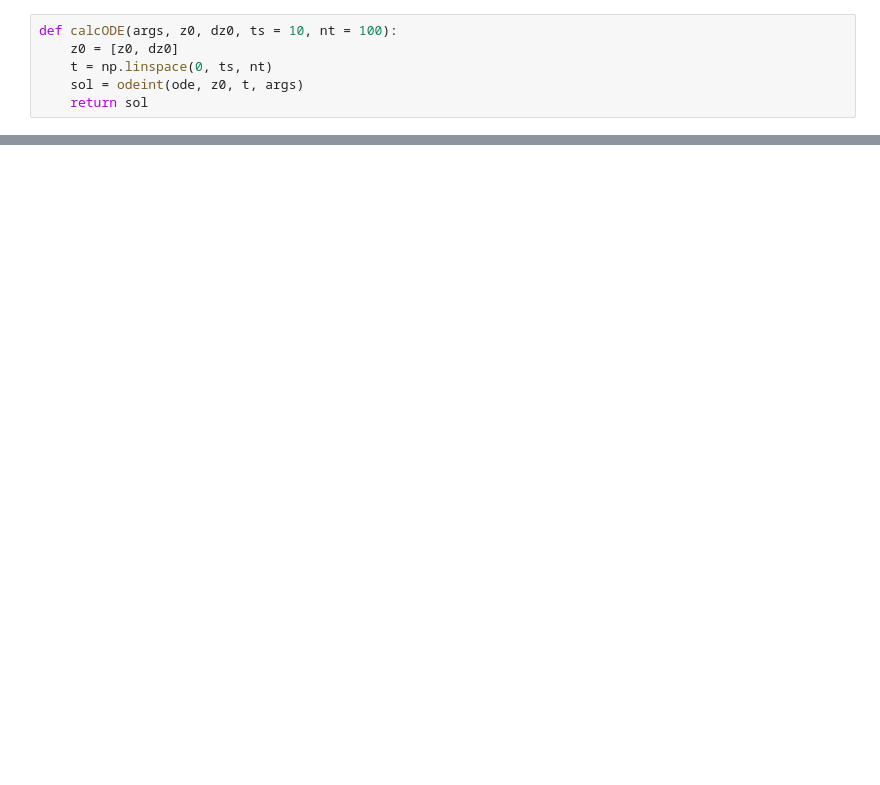
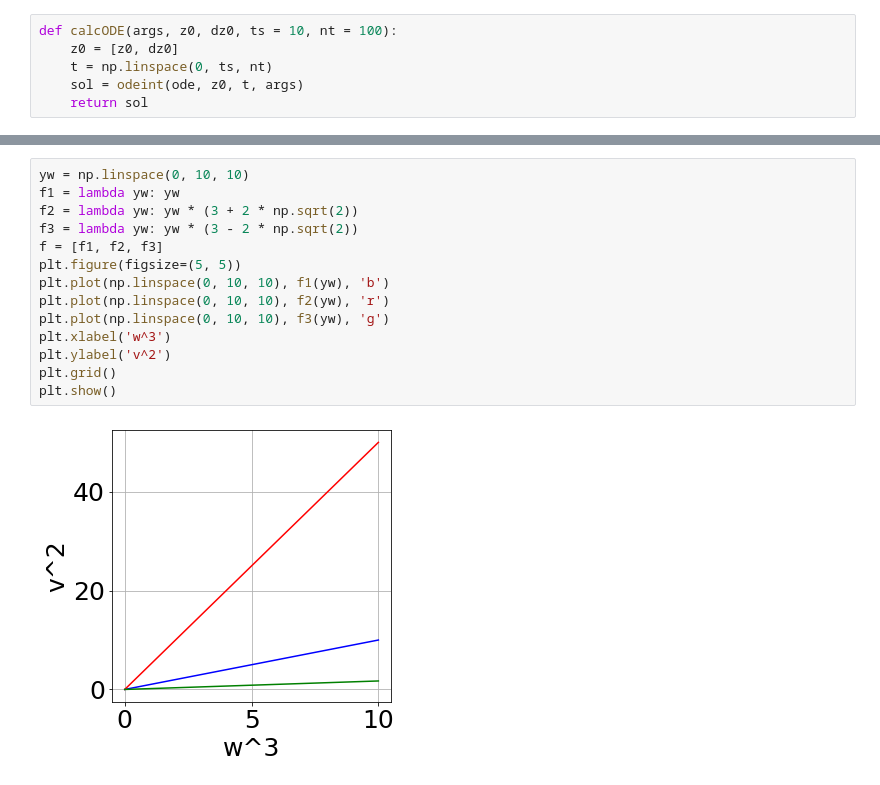
Before and after one commit to xomaiya/Biophysics, a Jupyter notebook: Selkov_model.ipynb, the cells around one changed output, grey strips where cells are left out. Saved outputs shown, nothing was run; the diff lists cells and outputs as text; blank space fills up the shorter version.

```diff
--- a/Selkov_model.ipynb
+++ b/Selkov_model.ipynb
@@ -61,0 +121,16 @@ multidraw(v, w, x0=3, y0=3, ts = 50, nt = 10000)
+# %%
+yw = np.linspace(0, 10, 10)
+f1 = lambda yw: yw
+f2 = lambda yw: yw * (3 + 2 * np.sqrt(2))
+f3 = lambda yw: yw * (3 - 2 * np.sqrt(2))
+f = [f1, f2, f3]
+plt.figure(figsize=(5, 5))
+plt.plot(np.linspace(0, 10, 10), f1(yw), 'b')
+plt.plot(np.linspace(0, 10, 10), f2(yw), 'r')
+plt.plot(np.linspace(0, 10, 10), f3(yw), 'g')
+plt.xlabel('w^3')
+plt.ylabel('v^2')
+plt.grid()
+plt.show()
+# %% [output]
+[figure, added]
```
Also changed, not shown: parts of 8 cells of this notebook, 8 other files.
